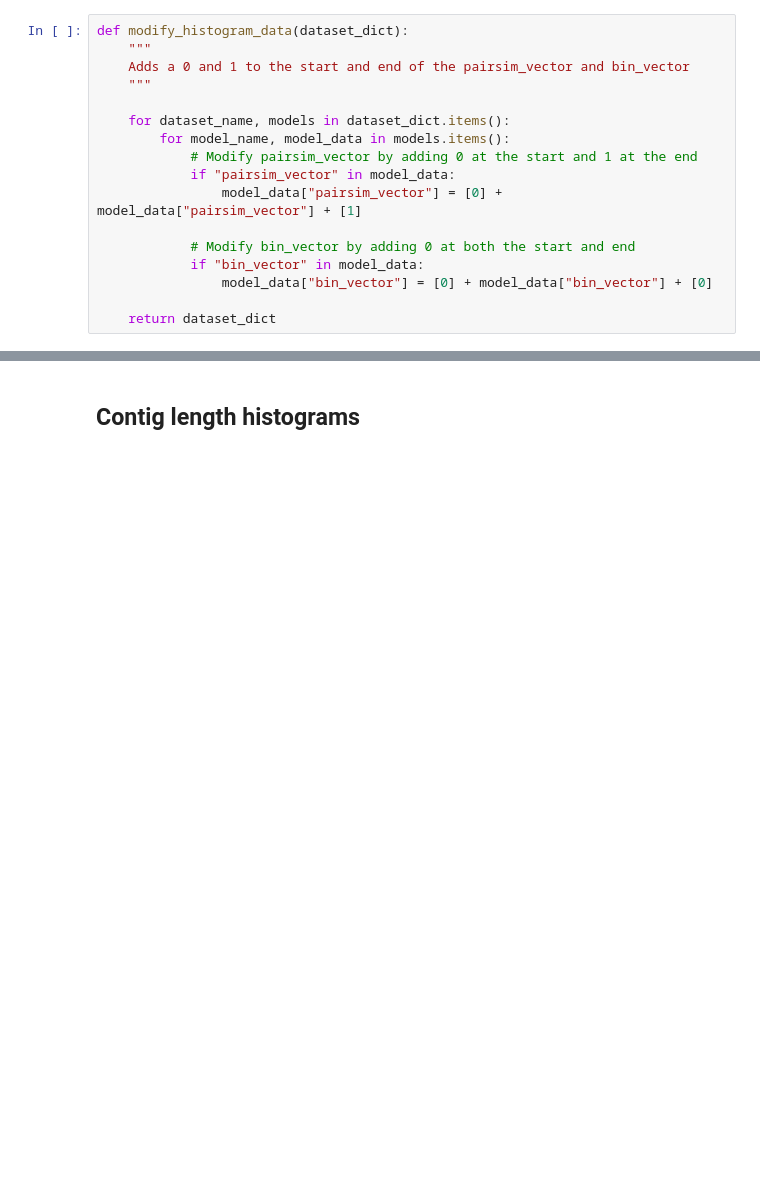
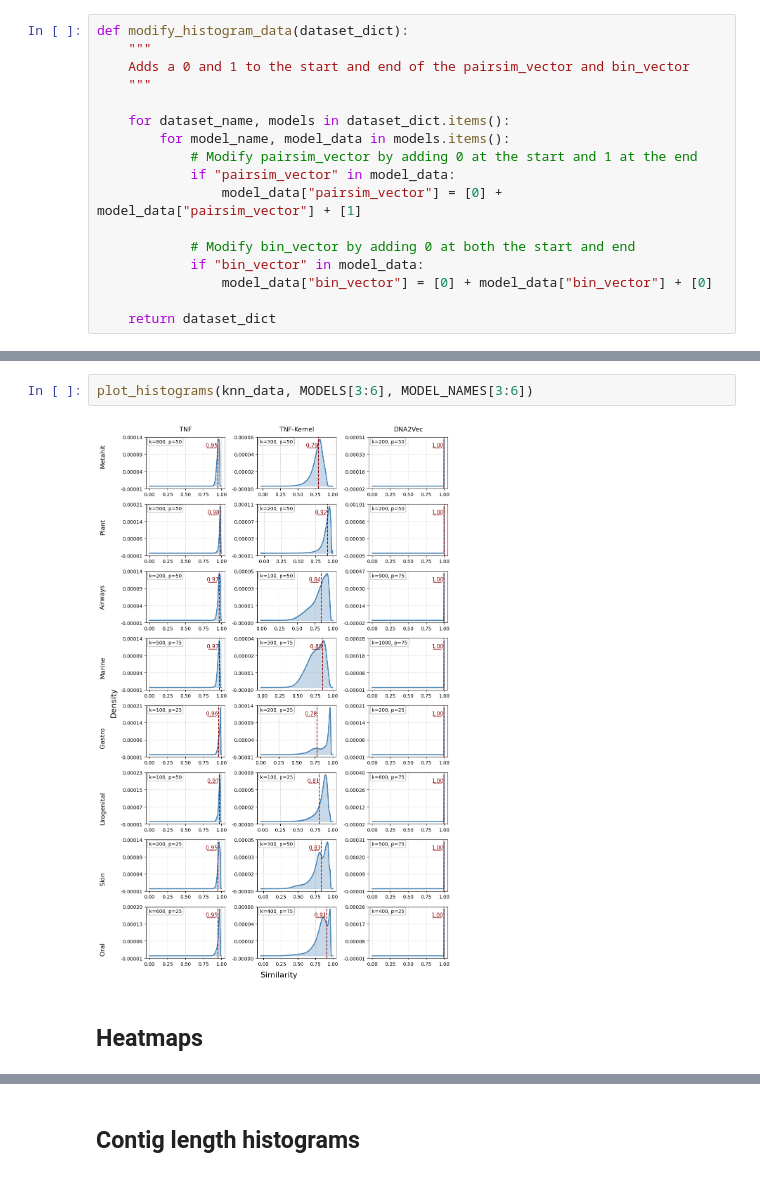
Before and after one commit to affo98/DNA-language-models-and-GLP1-microbiome-changes, a Jupyter notebook: figure_notebooks/cami2_benchmark.ipynb, the cells around one changed output, grey strips where cells are left out. Cells and saved outputs as stored; diff of their text form; blank space fills up the shorter version.

```diff
--- a/figure_notebooks/cami2_benchmark.ipynb
+++ b/figure_notebooks/cami2_benchmark.ipynb
@@ -186 +304,7 @@ def plot_histograms(dataset_dict, selected_models: list, selected_model_names:li
+# %%
+plot_histograms(knn_data, MODELS[3:6], MODEL_NAMES[3:6])
+# %% [output]
+[figure, added]
+# %% [markdown]
+## Heatmaps
 # %%
```
Also changed, not shown: parts of 24 cells of this notebook, 4 other files.
